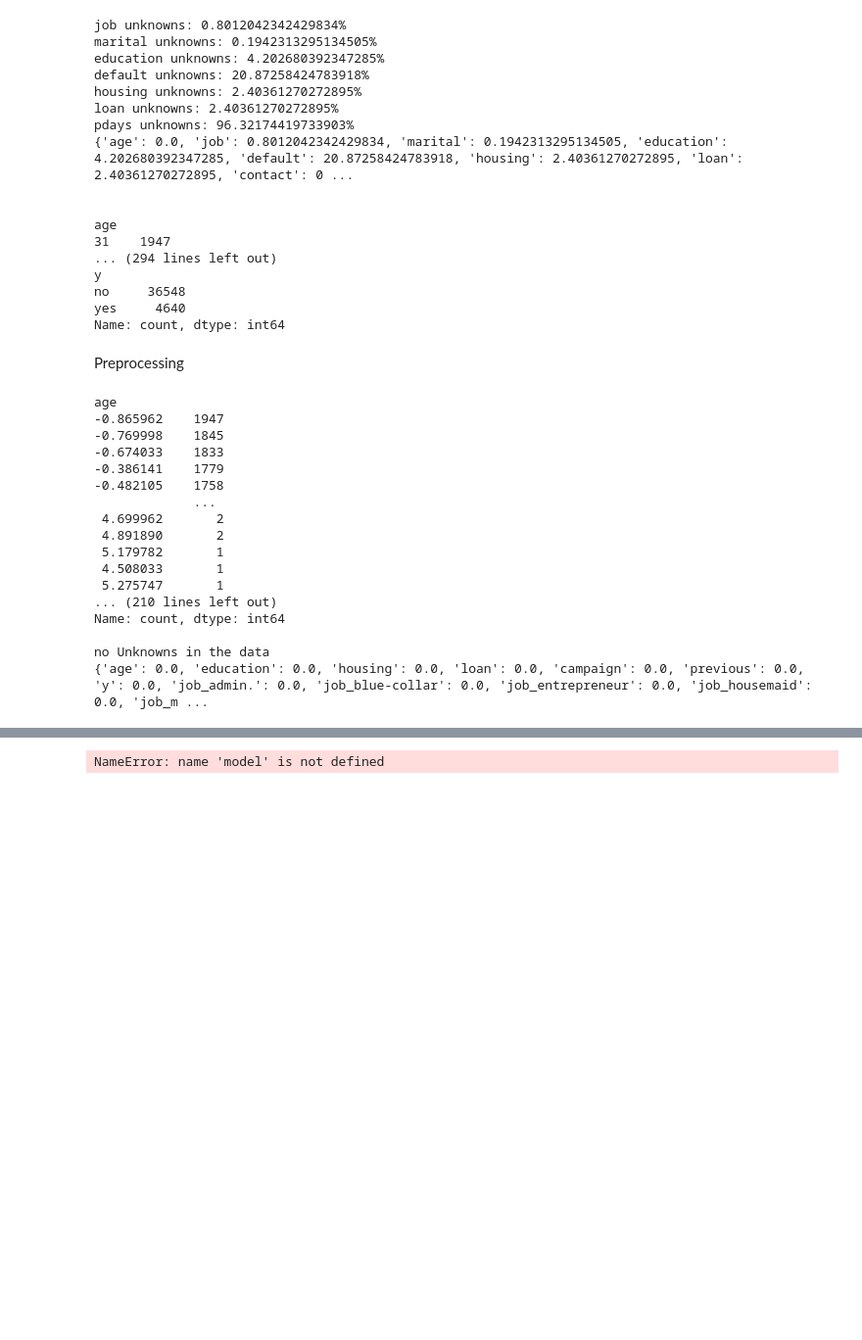
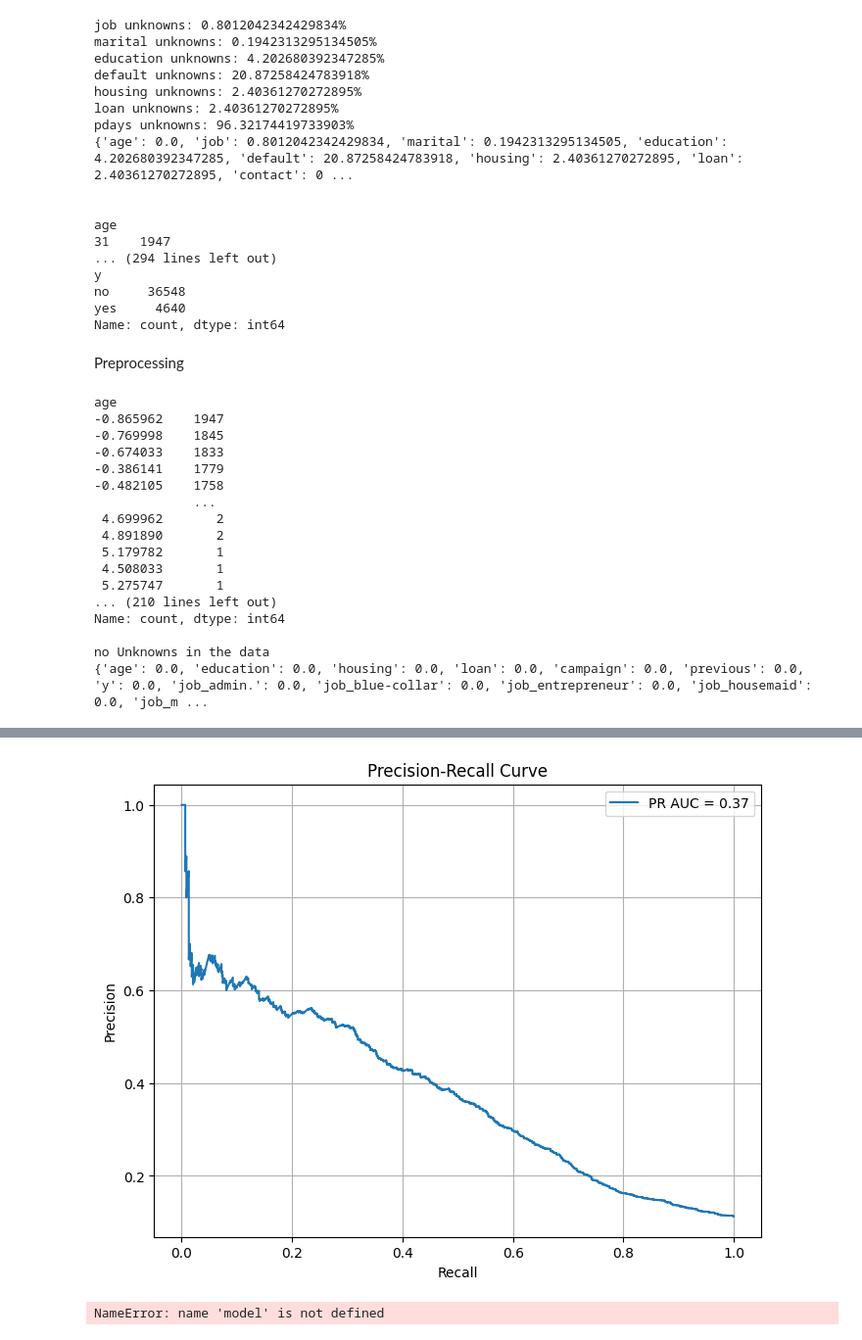
Before and after one commit to tuclaure/CSU-CS-345, a Jupyter notebook: MLProject.ipynb, the cells around one changed output, grey strips where cells are left out. Shown at 98% size. Saved outputs shown, nothing was run; the diff lists cells and outputs as text; code cells hidden in the pictures; blank space fills up the shorter version.

Commit message:
report

```diff
--- a/MLProject.ipynb
+++ b/MLProject.ipynb
@@ -328,0 +343,77 @@ X_under_resample, y_under_resample = under.fit_resample(X_train, y_train)
+# %%
+from sklearn.svm import SVC
+from sklearn.model_selection import train_test_split, GridSearchCV
+from sklearn.metrics import (
+    classification_report,
+    confusion_matrix,
+    roc_auc_score,
+    precision_recall_curve,
+    auc
+)
+from sklearn.utils.class_weight import compute_class_weight
+import numpy as np
+import matplotlib.pyplot as plt
+
+# Assume X and y are preprocessed features and labels
+# Split data into train and test sets
+X_train, X_test, y_train, y_test = train_test_split(X, y, test_size=0.2, random_state=42, stratify=y)
+
+# Compute class weights for imbalance
+classes = np.unique(y_train)
+class_weights = compute_class_weight('balanced', classes=classes, y=y_train)
+class_weights_dict = {cls: weight for cls, weight in zip(classes, class_weights)}
+
+# Define the SVM model
+svm_model = SVC(kernel='rbf', class_weight=class_weights_dict, probability=True, random_state=42)
+
+# Define the parameter grid for GridSearchCV
+param_grid = {
+    'C': [0.1, 1, 10, 100],
+    'gamma': [1, 0.1, 0.01, 0.001],
+}
+
+# Perform grid search with cross-validation
+grid_search = GridSearchCV(
+    estimator=svm_model,
+    param_grid=param_grid,
+    scoring='roc_auc',
+    cv=5,
+    verbose=2,
+    n_jobs=-1
+)
+grid_search.fit(X_train, y_train)
+
+# Best model and parameters
+best_model = grid_search.best_estimator_
+print("\nBest Parameters:")
+print(grid_search.best_params_)
+
+# Make predictions using the best model
+y_pred = best_model.predict(X_test)
+y_prob = best_model.predict_proba(X_test)[:, 1]  # Probability for the positive class
+
+# Evaluate the model
+print("\nConfusion Matrix:")
+print(confusion_matrix(y_test, y_pred))
+print("\nClassification Report:")
+print(classification_report(y_test, y_pred))
+
+# Compute and display ROC AUC score
+roc_auc = roc_auc_score(y_test, y_prob)
+print(f"ROC AUC Score: {roc_auc:.2f}")
+
+# Compute and plot Precision-Recall curve
+precision, recall, thresholds = precision_recall_curve(y_test, y_prob)
+pr_auc = auc(recall, precision)
+print(f"Precision-Recall AUC: {pr_auc:.2f}")
+
+# Plot Precision-Recall Curve
+plt.figure(figsize=(8, 6))
+plt.plot(recall, precision, label=f"PR AUC = {pr_auc:.2f}")
+plt.xlabel("Recall")
+plt.ylabel("Precision")
+plt.title("Precision-Recall Curve")
+plt.legend()
+plt.grid()
+plt.show()
+# %% [output]
@@ -329,3 +437,4 @@ X_under_resample, y_under_resample = under.fit_resample(X_train, y_train)
+[figure, added]
 # %%
 from sklearn.metrics import classification_report, roc_auc_score, precision_recall_curve
 
```
Also changed, not shown: parts of 2 cells of this notebook.
